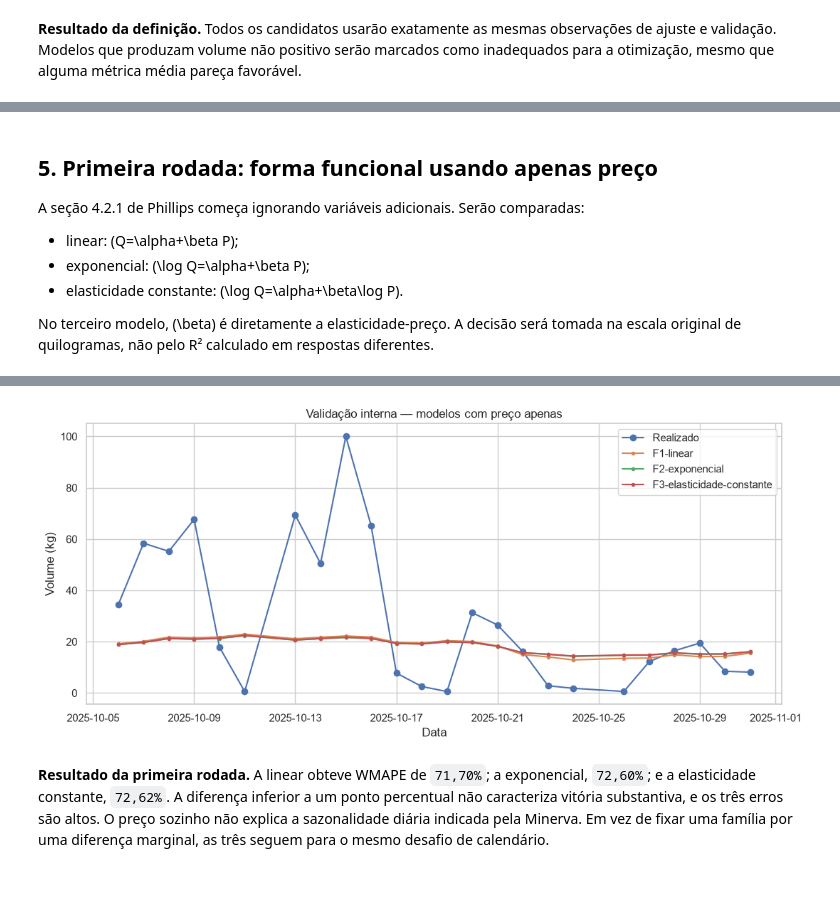
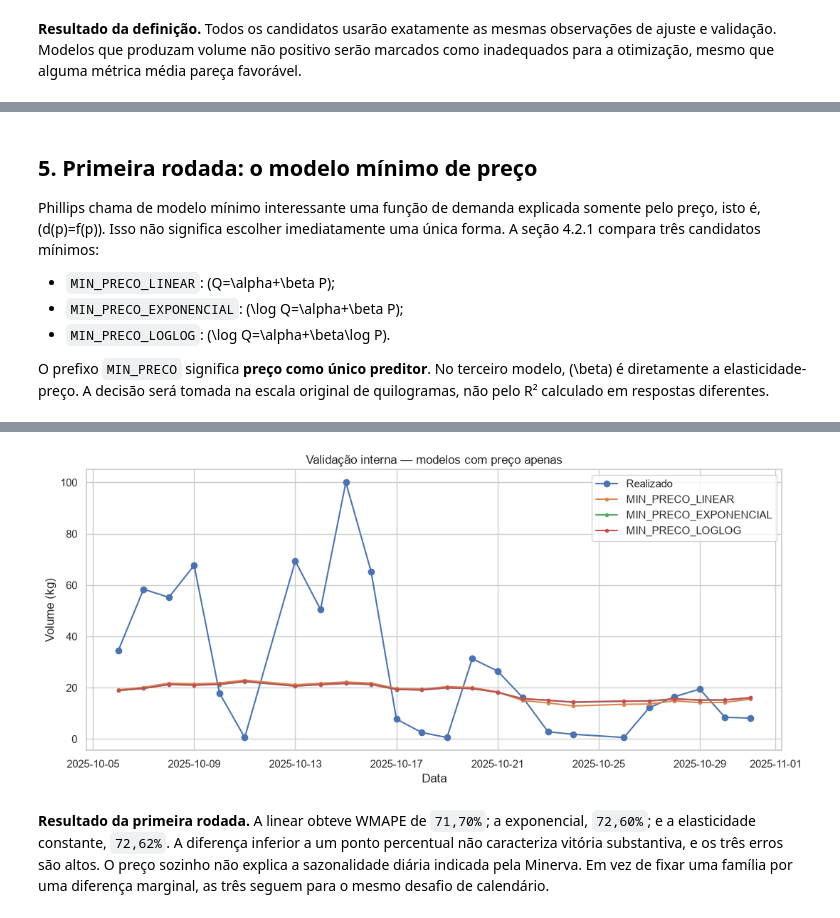
Before and after one commit to natfaria/202602-resolucao_problemas, a Jupyter notebook: notebooks/2.1-minerva-curva-demanda-metodo-livro.ipynb, the cells around one changed output, grey strips where cells are left out. Drawn from its saved outputs; the diff is of its cells as text; code cells hidden in the pictures; blank space fills up the shorter version.

```diff
--- a/notebooks/2.1-minerva-curva-demanda-metodo-livro.ipynb
+++ b/notebooks/2.1-minerva-curva-demanda-metodo-livro.ipynb
@@ -265,6 +269,14 @@ def matriz_desenho(base, specification):
         matriz['inicio_mes'] = base['inicio_mes'].astype(float)
     if specification.get('trend', False):
         matriz['indice_tempo_10'] = base['indice_tempo'] / 10
+    if specification.get('month', False):
+        for mes in [9, 10]:
+            matriz[f'mes_{mes}'] = (base['mes'] == mes).astype(float)
+    if specification.get('fortnight', False):
+        matriz['segunda_quinzena'] = (base['quinzena'] == '2ª quinzena').astype(float)
+    if specification.get('week_of_month', False):
+        for semana in [2, 3, 4, 5]:
+            matriz[f'semana_mes_{semana}'] = (base['semana_mes'] == semana).astype(float)
     return matriz
 
 def resposta_modelo(base, family):
@@ -324,6 +336,9 @@ def avaliar_especificacao(codigo, specification):
         'Calendário': specification.get('calendar', 'none'),
         'Início do mês': specification.get('start_month', False),
         'Tendência': specification.get('trend', False),
+        'Mês': specification.get('month', False),
+        'Quinzena': specification.get('fortnight', False),
+        'Semana do mês': specification.get('week_of_month', False),
         'Interações de preço': specification.get('interaction', False),
         'Parâmetros': quantidade_parametros,
         'Inclinação-base': float(modelo.params[price_name]),
@@ -345,19 +381,22 @@ para a otimização, mesmo que alguma métrica média pareça favorável.
 # %% [markdown]
-## 5. Primeira rodada: forma funcional usando apenas preço
+## 5. Primeira rodada: o modelo mínimo de preço
 
-A seção 4.2.1 de Phillips começa ignorando variáveis adicionais. Serão comparadas:
+Phillips chama de modelo mínimo interessante uma função de demanda explicada somente pelo preço,
+isto é, \(d(p)=f(p)\). Isso não significa escolher imediatamente uma única forma. A seção 4.2.1
+compara três candidatos mínimos:
 
-- linear: \(Q=\alpha+\beta P\);
-- exponencial: \(\log Q=\alpha+\beta P\);
-- elasticidade constante: \(\log Q=\alpha+\beta\log P\).
+- `MIN_PRECO_LINEAR`: \(Q=\alpha+\beta P\);
+- `MIN_PRECO_EXPONENCIAL`: \(\log Q=\alpha+\beta P\);
+- `MIN_PRECO_LOGLOG`: \(\log Q=\alpha+\beta\log P\).
 
-No terceiro modelo, \(\beta\) é diretamente a elasticidade-preço. A decisão será tomada na
-escala original de quilogramas, não pelo R² calculado em respostas diferentes.
+O prefixo `MIN_PRECO` significa **preço como único preditor**. No terceiro modelo, \(\beta\) é
+diretamente a elasticidade-preço. A decisão será tomada na escala original de quilogramas, não pelo
+R² calculado em respostas diferentes.
 # %%
 FORMAS = {
-    'F1-linear': {'family': 'linear', 'calendar': 'none'},
-    'F2-exponencial': {'family': 'exponential', 'calendar': 'none'},
-    'F3-elasticidade-constante': {'family': 'power', 'calendar': 'none'},
+    'MIN_PRECO_LINEAR': {'family': 'linear', 'calendar': 'none'},
+    'MIN_PRECO_EXPONENCIAL': {'family': 'exponential', 'calendar': 'none'},
+    'MIN_PRECO_LOGLOG': {'family': 'power', 'calendar': 'none'},
 }
 
 linhas_forma = []
@@ -400,4 +439,4 @@ plt.show()
-[figure, old version]
+[figure, new version]
 # %% [markdown]
 **Resultado da primeira rodada.** A linear obteve WMAPE de `71,70%`; a exponencial,
 `72,60%`; e a elasticidade constante, `72,62%`. A diferença inferior a um ponto percentual
```
Also changed, not shown: parts of 22 cells of this notebook, 18 other files.
